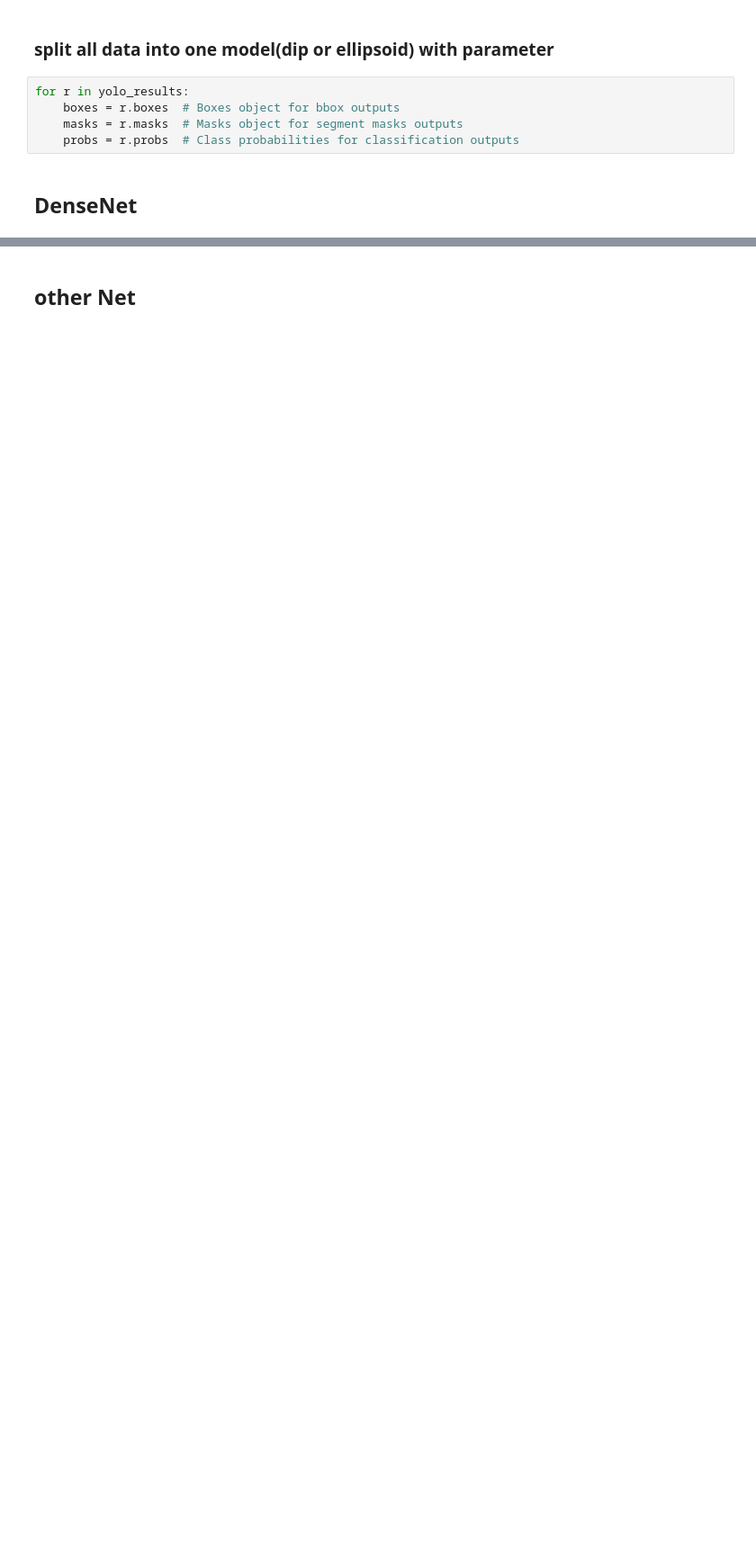
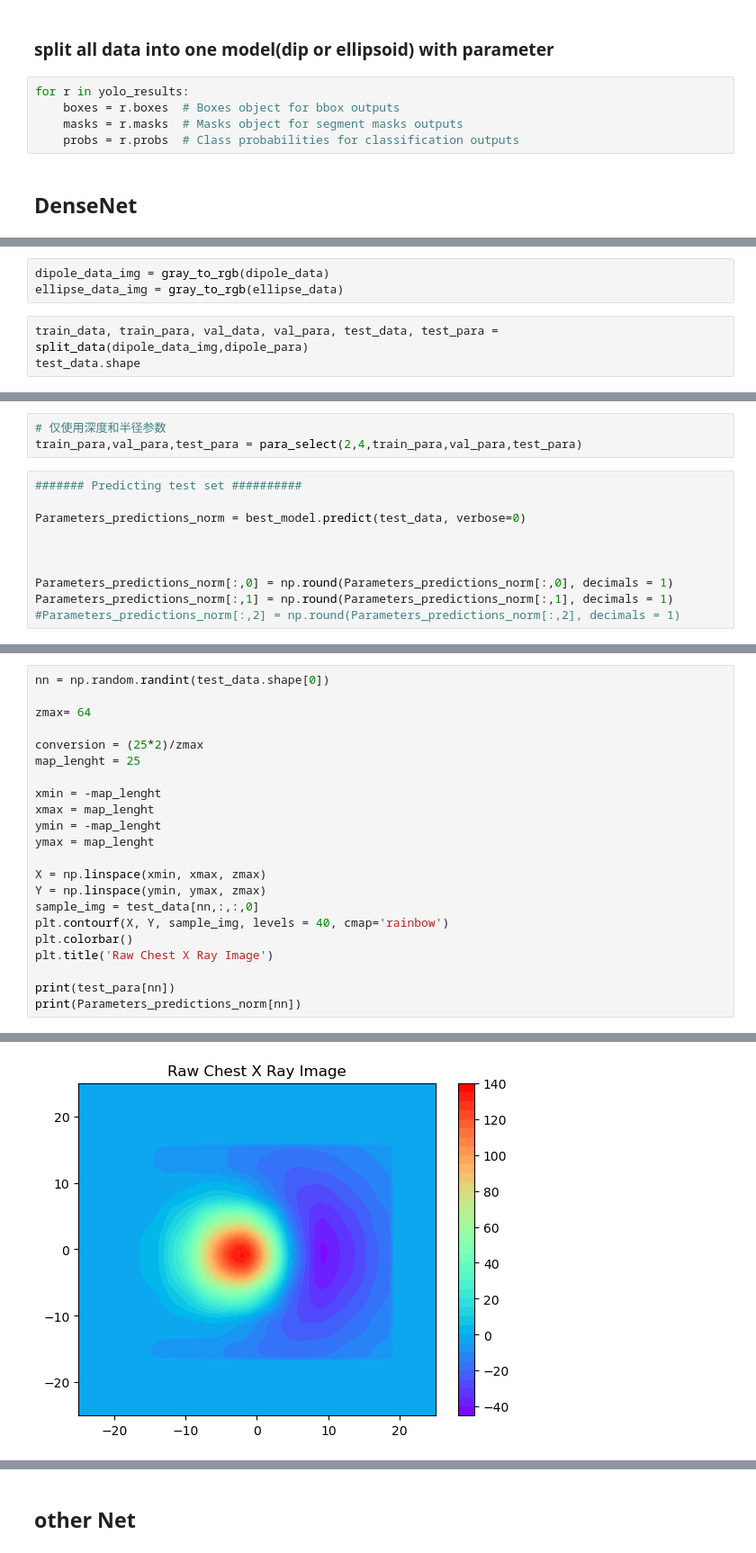
Before and after one commit to jia80H/my_Magnetic_methods-master, a Jupyter notebook: 02predict.ipynb, the cells around one changed output, grey strips where cells are left out. Shown at 90% size. Drawn from its saved outputs; the diff is of its cells as text; blank space fills up the shorter version.

```diff
--- a/02predict.ipynb
+++ b/02predict.ipynb
@@ -23,0 +107,6 @@ for r in yolo_results:
+# %%
+dipole_data_img = gray_to_rgb(dipole_data)
+ellipse_data_img = gray_to_rgb(ellipse_data)
+# %%
+train_data, train_para, val_data, val_para, test_data, test_para = split_data(dipole_data_img,dipole_para)
+test_data.shape
@@ -23,0 +115,13 @@ for r in yolo_results:
+# %%
+# 仅使用深度和半径参数
+train_para,val_para,test_para = para_select(2,4,train_para,val_para,test_para)
+# %%
+####### Predicting test set ##########
+
+Parameters_predictions_norm = best_model.predict(test_data, verbose=0)
+
+
+
+Parameters_predictions_norm[:,0] = np.round(Parameters_predictions_norm[:,0], decimals = 1)
+Parameters_predictions_norm[:,1] = np.round(Parameters_predictions_norm[:,1], decimals = 1)
+#Parameters_predictions_norm[:,2] = np.round(Parameters_predictions_norm[:,2], decimals = 1)
@@ -23,0 +133,23 @@ for r in yolo_results:
+# %%
+nn = np.random.randint(test_data.shape[0])
+
+zmax= 64
+
+conversion = (25*2)/zmax
+map_lenght = 25
+
+xmin = -map_lenght
+xmax = map_lenght
+ymin = -map_lenght
+ymax = map_lenght
+
+X = np.linspace(xmin, xmax, zmax)
+Y = np.linspace(ymin, ymax, zmax)
+sample_img = test_data[nn,:,:,0]
+plt.contourf(X, Y, sample_img, levels = 40, cmap='rainbow')
+plt.colorbar()
+plt.title('Raw Chest X Ray Image')
+
+print(test_para[nn])
+print(Parameters_predictions_norm[nn])
+# %% [output]
@@ -23,0 +158 @@ for r in yolo_results:
+[figure, added]
```
Also changed, not shown: parts of 17 cells of this notebook, 6 other files.
